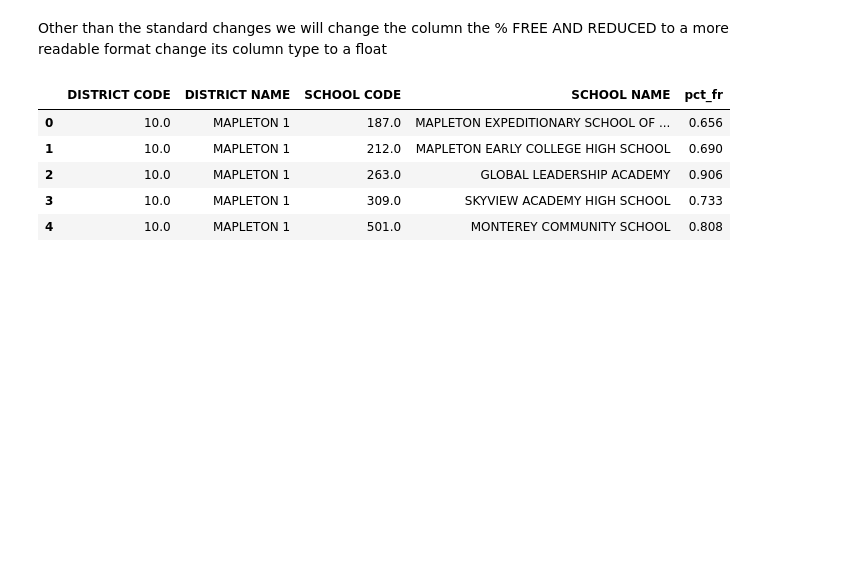
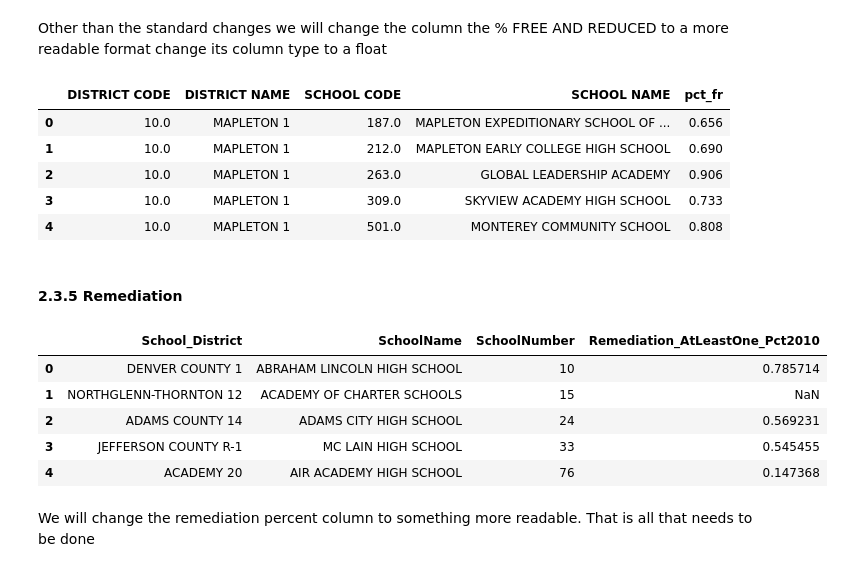
Before and after one commit to clewis53/CaeleyLewis-Capstone2-StoryOfColoradoEducation, a Jupyter notebook: notebooks/0.1-data-wrangling.ipynb, the cells around one changed output. Drawn from its saved outputs; the diff is of its cells as text; code cells hidden in the pictures; blank space fills up the shorter version.

Commit message:
add make_remediation update combine_emh
make_remediation runs without errors

```diff
--- a/notebooks/0.1-data-wrangling.ipynb
+++ b/notebooks/0.1-data-wrangling.ipynb
@@ -620,3 +620,17 @@ frl.head()
 | 2 | 10.0 | MAPLETON 1 | 263.0 | GLOBAL LEADERSHIP ACADEMY | 0.906 |
 | 3 | 10.0 | MAPLETON 1 | 309.0 | SKYVIEW ACADEMY HIGH SCHOOL | 0.733 |
 | 4 | 10.0 | MAPLETON 1 | 501.0 | MONTEREY COMMUNITY SCHOOL | 0.808 |
+# %% [markdown]
+#### 2.3.5 Remediation <a id='make-remediation'></a>
+# %%
+rem = pd.read_csv('../data/raw/kaggle/2010_remediation_HS.csv')
+rem.head()
+# %% [output]
+|  | School_District | SchoolName | SchoolNumber | Remediation_AtLeastOne_Pct2010 |
+| 0 | DENVER COUNTY 1 | ABRAHAM LINCOLN HIGH SCHOOL | 10 | 0.785714 |
+| 1 | NORTHGLENN-THORNTON 12 | ACADEMY OF CHARTER SCHOOLS | 15 | NaN |
+| 2 | ADAMS COUNTY 14 | ADAMS CITY HIGH SCHOOL | 24 | 0.569231 |
+| 3 | JEFFERSON COUNTY R-1 | MC LAIN HIGH SCHOOL | 33 | 0.545455 |
+| 4 | ACADEMY 20 | AIR ACADEMY HIGH SCHOOL | 76 | 0.147368 |
+# %% [markdown]
+We will change the remediation percent column to something more readable. That is all that needs to be done
```
Also changed, not shown: parts of 1 cell of this notebook, 7 other files.
